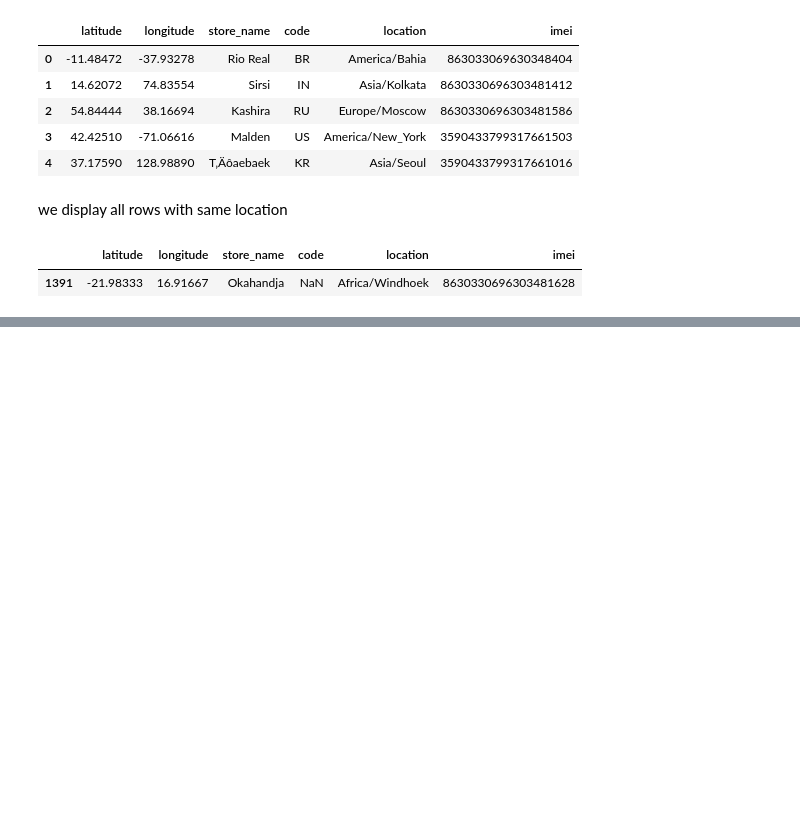
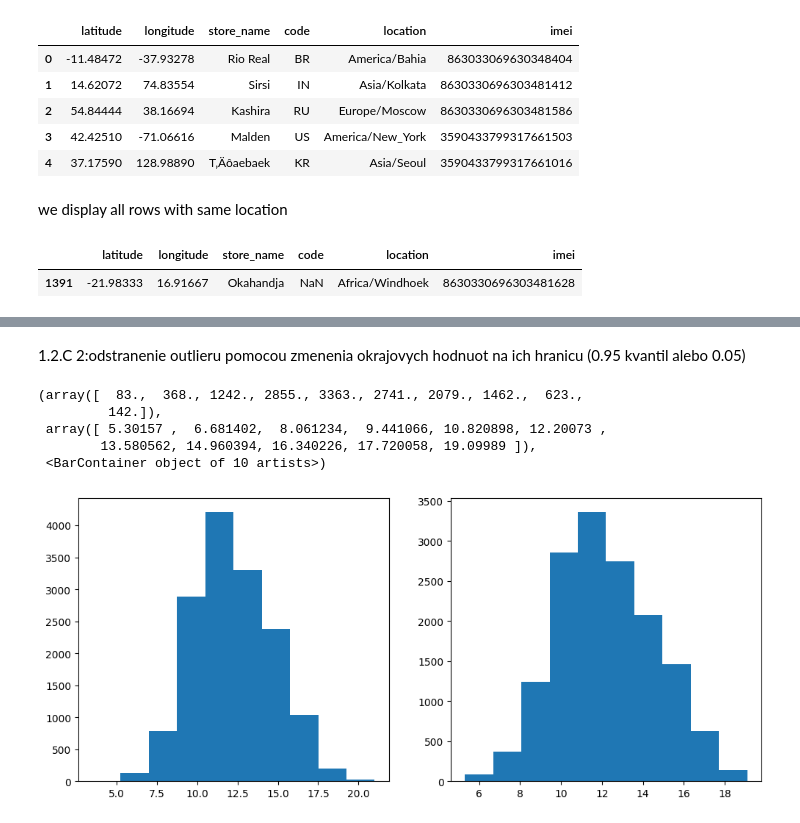
Before and after one commit to tomasswaier/IAU_project, a Jupyter notebook: 1partialcompletion.ipynb, the cells around one changed output, grey strips where cells are left out. Saved outputs shown, nothing was run; the diff lists cells and outputs as text; code cells hidden in the pictures; blank space fills up the shorter version.

```diff
--- a/1partialcompletion.ipynb
+++ b/1partialcompletion.ipynb
@@ -731,0 +735,24 @@ df_profiles.head()
+# %% [markdown]
+1.2.C 2:odstranenie outlieru pomocou zmenenia okrajovych hodnuot na ich hranicu (0.95 kvantil alebo 0.05)
+# %%
+plt.figure(figsize=(12,5))
+plt.subplot(1,2,1)
+plt.hist(df_processes['p.android.gm'])
+
+outlier_mask = identify_outliers(df_processes['p.android.gm'])
+lower_bound = df_processes['p.android.gm'].quantile(0.05)
+upper_bound = df_processes['p.android.gm'].quantile(0.95)
+df_processes.loc[outlier_mask, 'p.android.gm'] = np.where(
+    df_processes.loc[outlier_mask, 'p.android.gm'] < lower_bound,
+    lower_bound,
+    upper_bound
+)
+plt.subplot(1,2,2)
+plt.hist(df_processes['p.android.gm'])
+# %% [output]
+(array([  83.,  368., 1242., 2855., 3363., 2741., 2079., 1462.,  623.,
+         142.]),
+ array([ 5.30157 ,  6.681402,  8.061234,  9.441066, 10.820898, 12.20073 ,
+        13.580562, 14.960394, 16.340226, 17.720058, 19.09989 ]),
+ <BarContainer object of 10 artists>)
+[figure, added]
```
Also changed, not shown: parts of 20 cells of this notebook, 1 other file.
